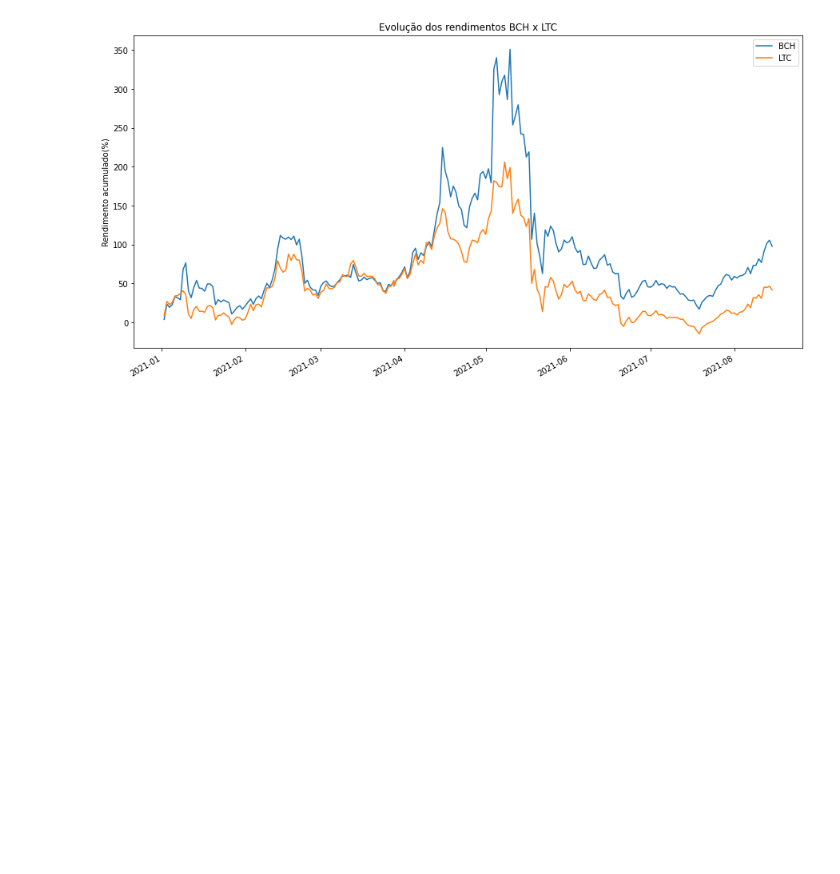
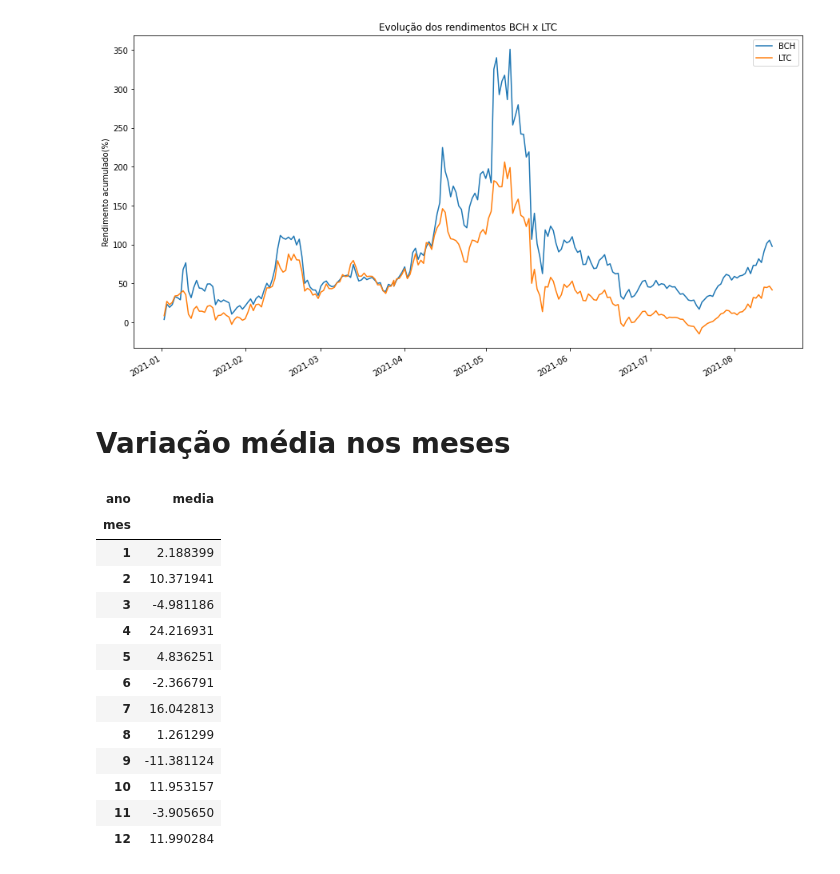
Before and after one commit to lamartinet/cripto, a Jupyter notebook: portfolio/src/correlacoes.ipynb, the cells around one changed output. Cells and saved outputs as stored; diff of their text form; code cells hidden in the pictures; blank space fills up the shorter version.

```diff
--- a/portfolio/src/correlacoes.ipynb
+++ b/portfolio/src/correlacoes.ipynb
@@ -94,3 +87,5 @@ rendimento[['BCH', 'LTC']].plot(title='Evolução dos rendimentos BCH x LTC', xl
 <AxesSubplot:title={'center':'Evolução dos rendimentos BCH x LTC'}, ylabel='Rendimento acumulado(%)'>
 [figure]
 [figure]
+# %% [markdown]
+# Variação média nos meses
@@ -96,0 +104,17 @@ rendimento[['BCH', 'LTC']].plot(title='Evolução dos rendimentos BCH x LTC', xl
+# %%
+variacao_mensal[['media']]
+# %% [output]
+| ano | media |
+| mes |  |
+| 1 | 2.188399 |
+| 2 | 10.371941 |
+| 3 | -4.981186 |
+| 4 | 24.216931 |
+| 5 | 4.836251 |
+| 6 | -2.366791 |
+| 7 | 16.042813 |
+| 8 | 1.261299 |
+| 9 | -11.381124 |
+| 10 | 11.953157 |
+| 11 | -3.905650 |
+| 12 | 11.990284 |
```
Also changed, not shown: parts of 5 cells of this notebook, 3 other files.
